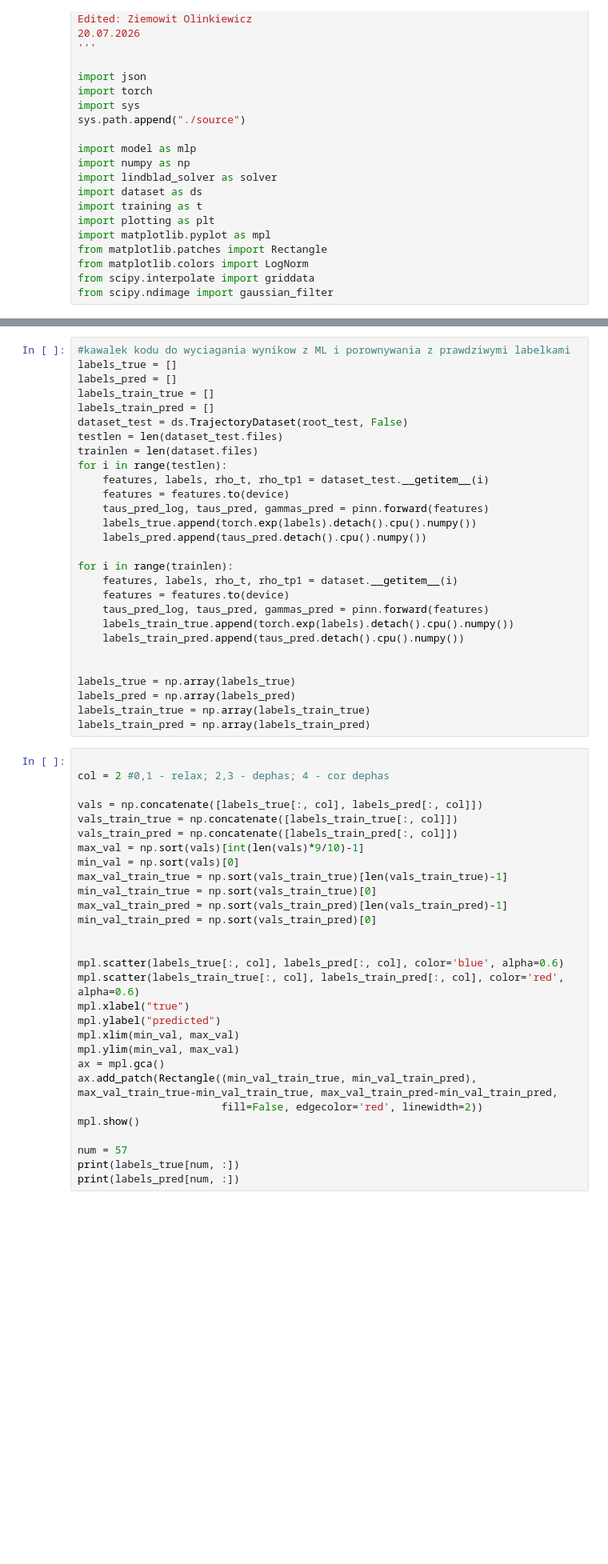
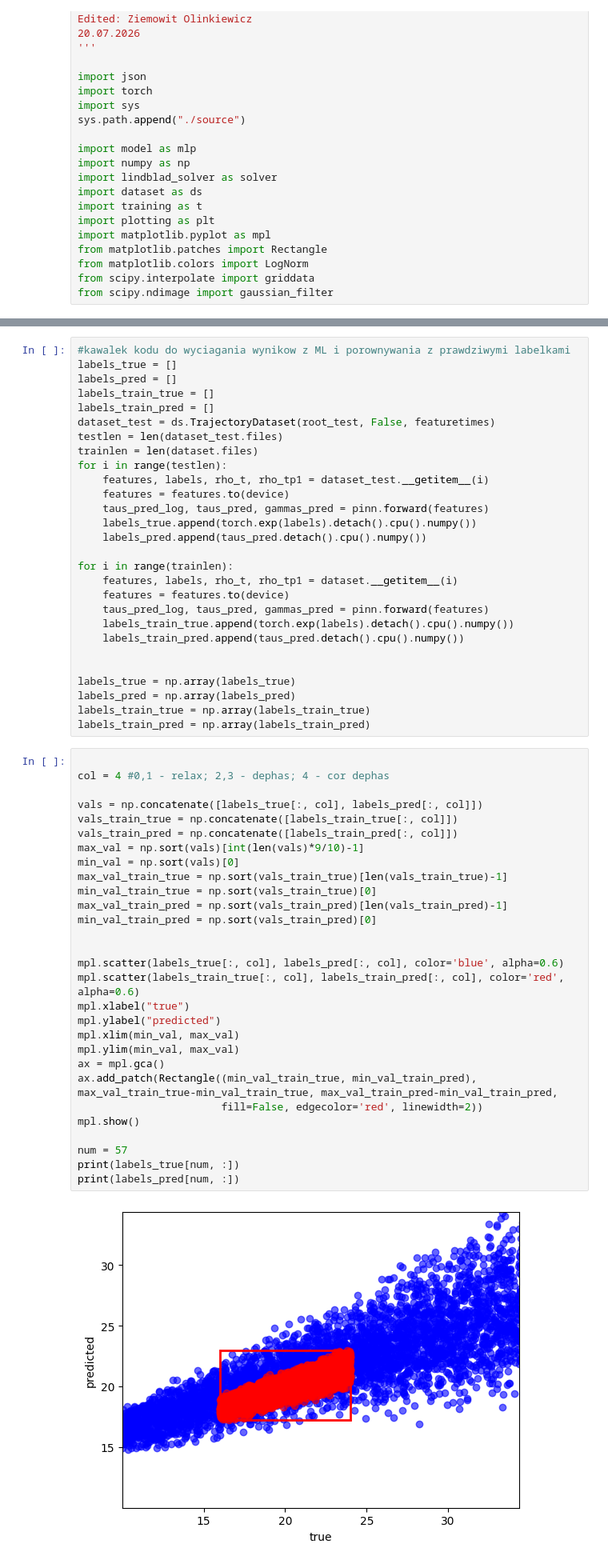
Before and after one commit to ziomek681/LindbladianLearningQubit, a Jupyter notebook: ParFindMLP_Maria/Simple_MLP.ipynb, the cells around one changed output, grey strips where cells are left out. Shown at 80% size. Saved outputs shown, nothing was run; the diff lists cells and outputs as text; blank space fills up the shorter version.

```diff
--- a/ParFindMLP_Maria/Simple_MLP.ipynb
+++ b/ParFindMLP_Maria/Simple_MLP.ipynb
@@ -93,7 +146,7 @@ labels_true = []
 labels_pred = []
 labels_train_true = []
 labels_train_pred = []
-dataset_test = ds.TrajectoryDataset(root_test, False)
+dataset_test = ds.TrajectoryDataset(root_test, False, featuretimes)
 testlen = len(dataset_test.files)
 trainlen = len(dataset.files)
 for i in range(testlen):
@@ -117,30 +170,32 @@ labels_train_true = np.array(labels_train_true)
 labels_train_pred = np.array(labels_train_pred)
 # %%
 
-col = 2 #0,1 - relax; 2,3 - dephas; 4 - cor dephas
+col = 4 #0,1 - relax; 2,3 - dephas; 4 - cor dephas
 
 vals = np.concatenate([labels_true[:, col], labels_pred[:, col]])
 vals_train_true = np.concatenate([labels_train_true[:, col]])
 vals_train_pred = np.concatenate([labels_train_pred[:, col]])
 max_val = np.sort(vals)[int(len(vals)*9/10)-1]
 min_val = np.sort(vals)[0]
 max_val_train_true = np.sort(vals_train_true)[len(vals_train_true)-1]
 min_val_train_true = np.sort(vals_train_true)[0]
 max_val_train_pred = np.sort(vals_train_pred)[len(vals_train_pred)-1]
 min_val_train_pred = np.sort(vals_train_pred)[0]
 
 
 mpl.scatter(labels_true[:, col], labels_pred[:, col], color='blue', alpha=0.6)
 mpl.scatter(labels_train_true[:, col], labels_train_pred[:, col], color='red', alpha=0.6)
 mpl.xlabel("true")
 mpl.ylabel("predicted")
 mpl.xlim(min_val, max_val)
 mpl.ylim(min_val, max_val)
 ax = mpl.gca()
 ax.add_patch(Rectangle((min_val_train_true, min_val_train_pred), max_val_train_true-min_val_train_true, max_val_train_pred-min_val_train_pred,
                        fill=False, edgecolor='red', linewidth=2))
 mpl.show()
 
 num = 57
 print(labels_true[num, :])
 print(labels_pred[num, :])
+# %% [output]
+[figure, added]
```
Also changed, not shown: parts of 7 cells of this notebook.
